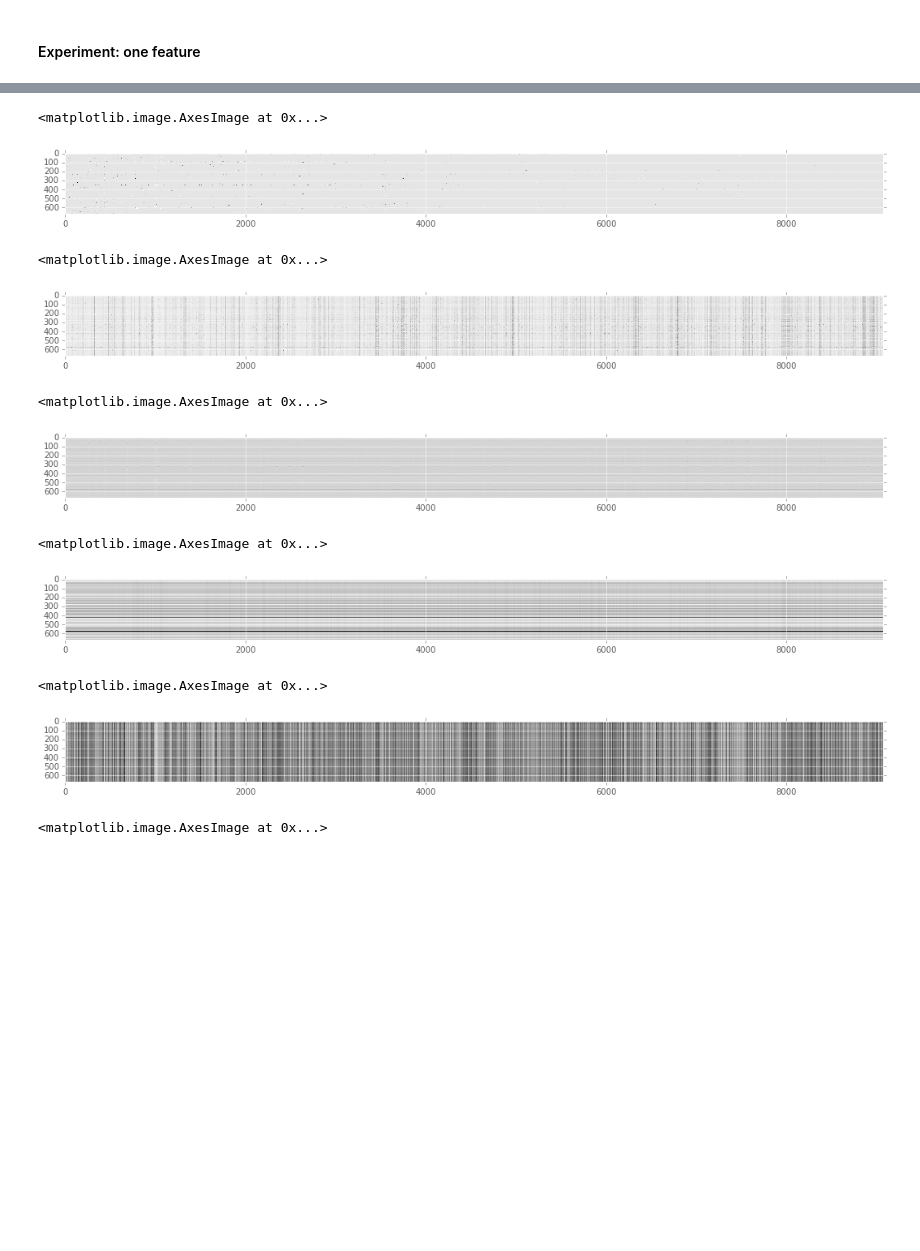
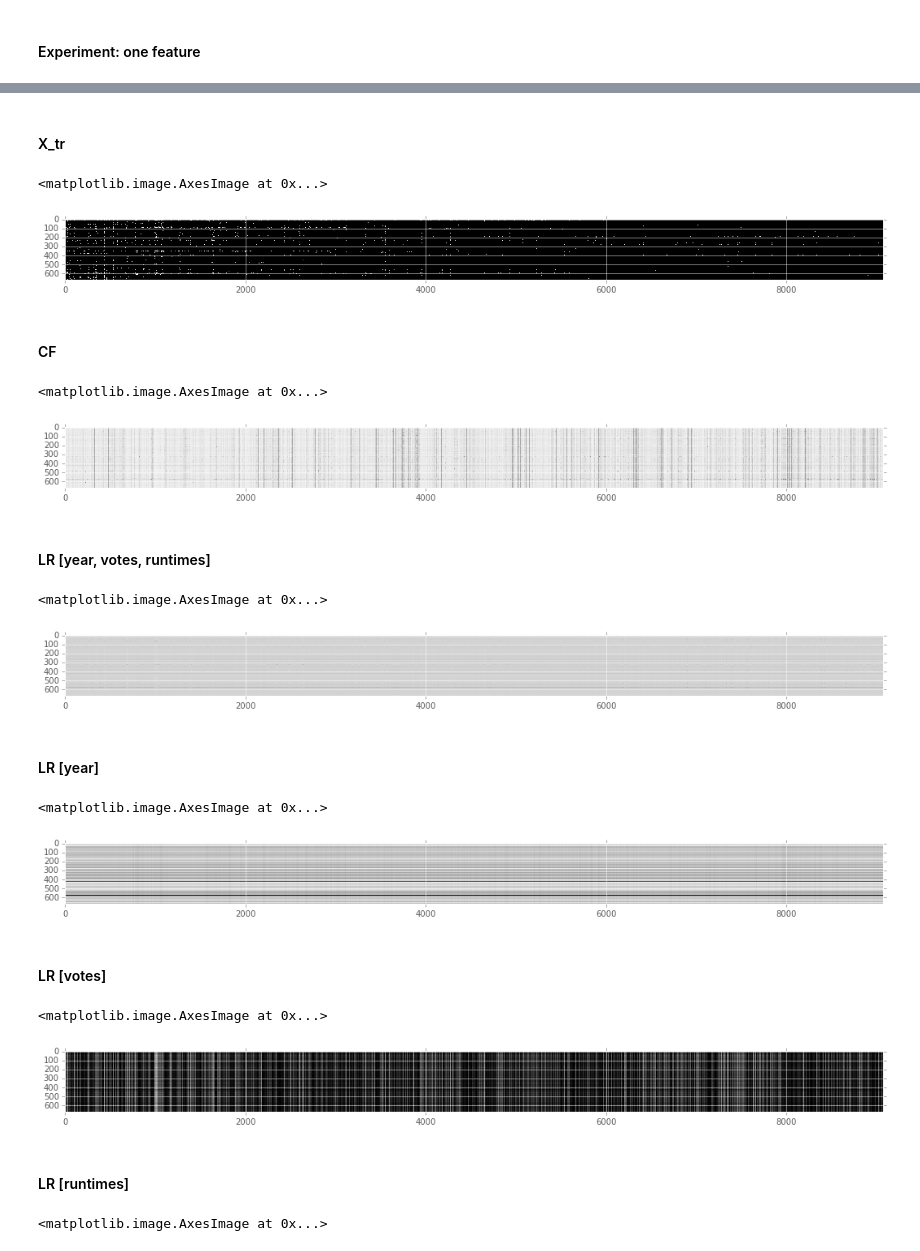
Before and after one commit to cheyuanl/MovieRecom, a Jupyter notebook: notebook/MovieRecom_MidReport.ipynb, the cells around one changed output, grey strips where cells are left out. Cells and saved outputs as stored; diff of their text form; code cells hidden in the pictures; blank space fills up the shorter version.

Commit message:
Add visualization of (movie release year / rating)

```diff
--- a/notebook/MovieRecom_MidReport.ipynb
+++ b/notebook/MovieRecom_MidReport.ipynb
@@ -276,8 +288,12 @@ LR Train error: 1.2319 Test error: 1.2375
+# %% [markdown]
+#### X_tr
 # %%
 fig = plt.figure(figsize=(18, 7))
-plt.imshow(np.log(X_tr), cmap=plt.cm.gray, interpolation="nearest")
+plt.imshow(np.log(0.1 + X_tr), cmap=plt.cm.gray, interpolation="nearest")
 # %% [output]
 <matplotlib.image.AxesImage at 0x...>
-[figure, old version]
+[figure, new version]
+# %% [markdown]
+#### CF
 # %%
 fig = plt.figure(figsize=(18, 7))
@@ -285,6 +301,8 @@ plt.imshow(np.log(U_cf.dot(V_cf.T)), cmap=plt.cm.gray, interpolation="nearest")
 # %% [output]
 <matplotlib.image.AxesImage at 0x...>
 [figure]
+# %% [markdown]
+#### LR [year, votes, runtimes]
 # %%
 V_lr = lr.process(imdb_movies, idxToLenId, links, features = ['year', 'votes', 'runtimes'])
 U_lr = lr.train(X_tr, V_lr, lam = 1)
@@ -294,6 +312,8 @@ plt.imshow(np.log(U_lr.dot(V_lr.T)), cmap=plt.cm.gray, interpolation="nearest")
 # %% [output]
 <matplotlib.image.AxesImage at 0x...>
 [figure]
+# %% [markdown]
+#### LR [year]
 # %%
 V_lr = lr.process(imdb_movies, idxToLenId, links, features = ['year'])
 U_lr = lr.train(X_tr, V_lr, lam = 1)
@@ -303,15 +323,19 @@ plt.imshow(np.log(U_lr.dot(V_lr.T)), cmap=plt.cm.gray, interpolation="nearest")
 # %% [output]
 <matplotlib.image.AxesImage at 0x...>
 [figure]
+# %% [markdown]
+#### LR [votes]
 # %%
 V_lr = lr.process(imdb_movies, idxToLenId, links, features = ['votes'])
 U_lr = lr.train(X_tr, V_lr, lam = 1)
 
 fig = plt.figure(figsize=(18, 7))
-plt.imshow(np.log(U_lr.dot(V_lr.T)), cmap=plt.cm.gray, interpolation="nearest")
+plt.imshow(np.log(0.1 + U_lr.dot(V_lr.T)), cmap=plt.cm.gray, interpolation="nearest")
 # %% [output]
 <matplotlib.image.AxesImage at 0x...>
-[figure, old version]
+[figure, new version]
+# %% [markdown]
+#### LR [runtimes]
 # %%
 V_lr = lr.process(imdb_movies, idxToLenId, links, features = ['runtimes'])
 U_lr = lr.train(X_tr, V_lr, lam = 1)
```
Also changed, not shown: parts of 22 cells of this notebook.
